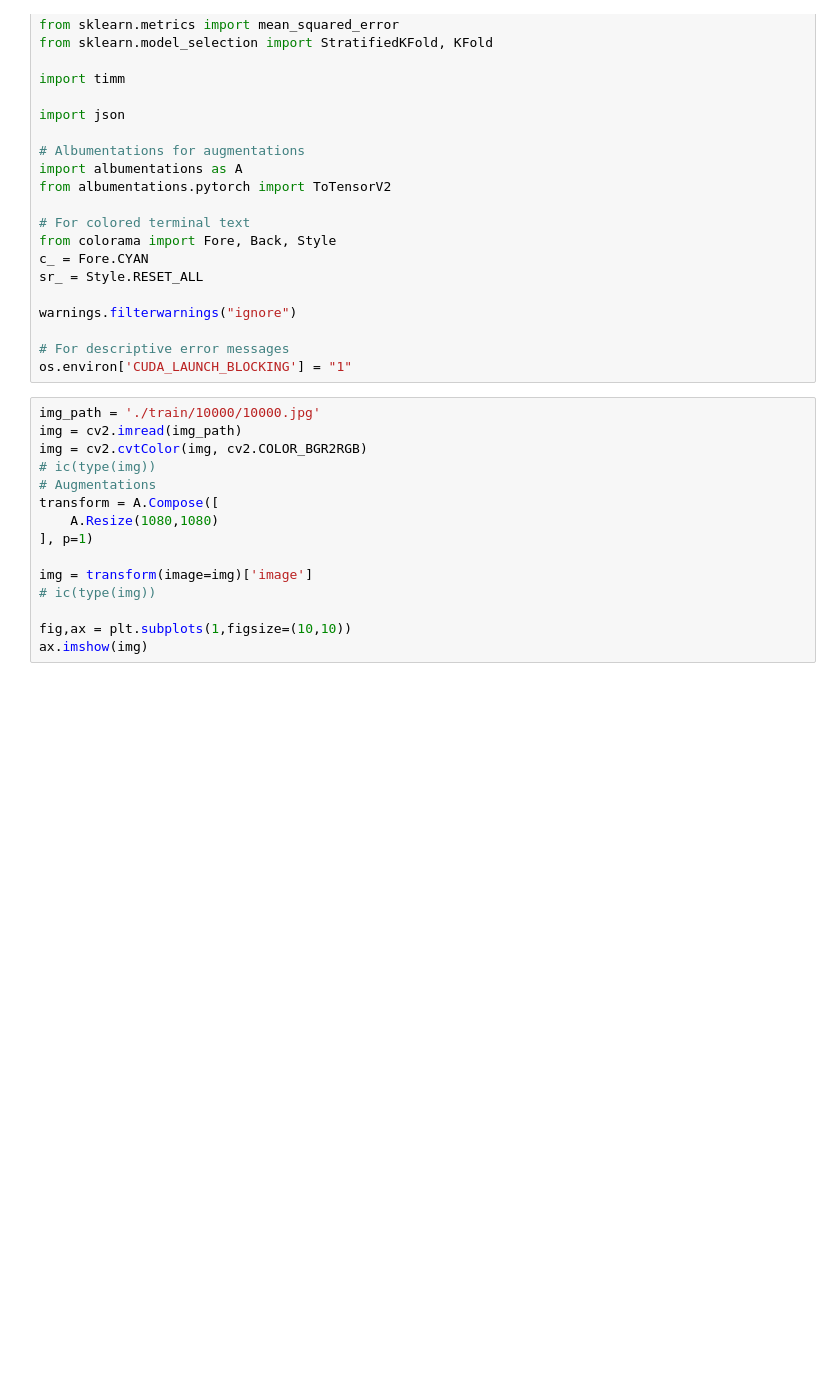
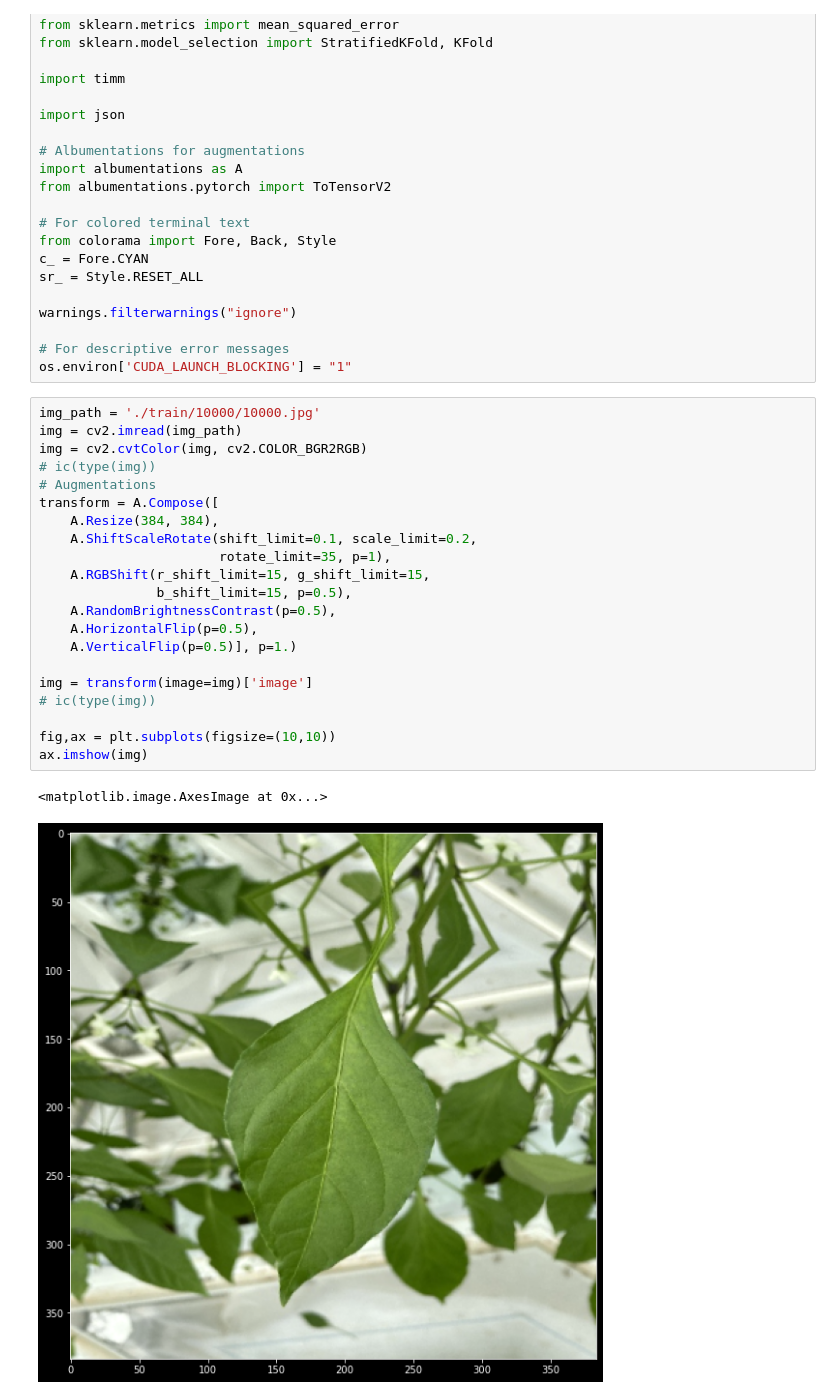
Before and after one commit to loggerJK/DACON-LG-crop_disease_recognition, a Jupyter notebook: test.ipynb, the cells around one changed output. Drawn from its saved outputs; the diff is of its cells as text; blank space fills up the shorter version.

```diff
--- a/test.ipynb
+++ b/test.ipynb
@@ -77,15 +77,24 @@ os.environ['CUDA_LAUNCH_BLOCKING'] = "1"
 # %%
 img_path = './train/10000/10000.jpg'
 img = cv2.imread(img_path)
 img = cv2.cvtColor(img, cv2.COLOR_BGR2RGB)
 # ic(type(img))
 # Augmentations
 transform = A.Compose([
-    A.Resize(1080,1080)
-], p=1)
+    A.Resize(384, 384),
+    A.ShiftScaleRotate(shift_limit=0.1, scale_limit=0.2,
+                       rotate_limit=35, p=1),
+    A.RGBShift(r_shift_limit=15, g_shift_limit=15,
+               b_shift_limit=15, p=0.5),
+    A.RandomBrightnessContrast(p=0.5),
+    A.HorizontalFlip(p=0.5),
+    A.VerticalFlip(p=0.5)], p=1.)
 
 img = transform(image=img)['image']
 # ic(type(img))
 
-fig,ax = plt.subplots(1,figsize=(10,10))
+fig,ax = plt.subplots(figsize=(10,10))
 ax.imshow(img)
+# %% [output]
+<matplotlib.image.AxesImage at 0x...>
+[figure, added]
```
Also changed, not shown: 19 other files.
